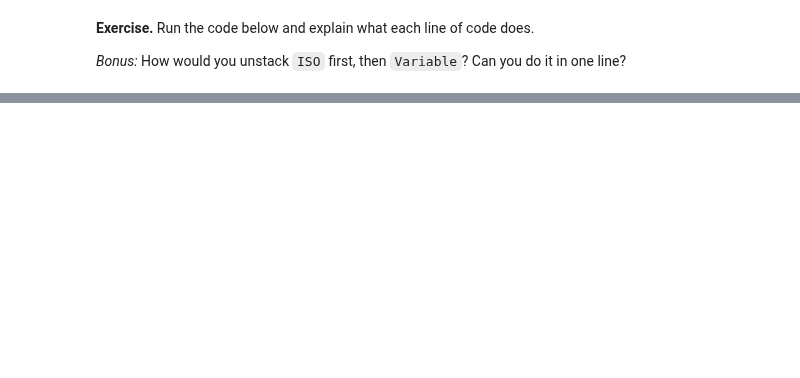
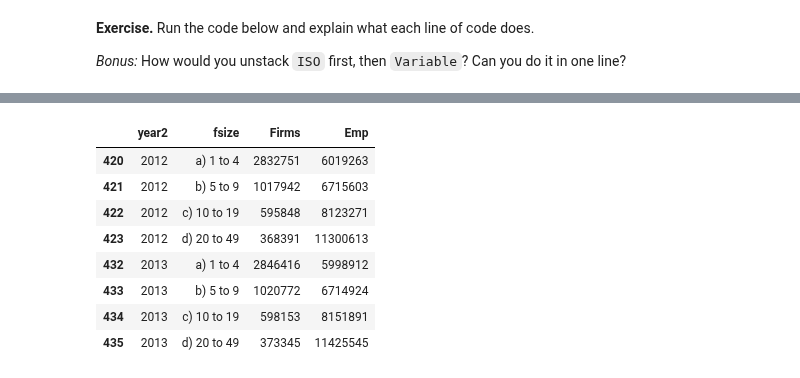
Before and after one commit to DaveBackus/Data_Bootcamp, a Jupyter notebook: Code/IPython/bootcamp_pandas-shape.ipynb, the cells around one changed output, grey strips where cells are left out. Saved outputs shown, nothing was run; the diff lists cells and outputs as text; code cells hidden in the pictures; blank space fills up the shorter version.

```diff
--- a/Code/IPython/bootcamp_pandas-shape.ipynb
+++ b/Code/IPython/bootcamp_pandas-shape.ipynb
@@ -464,0 +465,18 @@ dtype: object
+# %%
+url = 'http://www2.census.gov/ces/bds/firm/bds_f_sz_release.csv'
+raw = pd.read_csv(url)
+raw.head()
+
+sizes = ['a) 1 to 4', 'b) 5 to 9', 'c) 10 to 19', 'd) 20 to 49']
+bds = raw[(raw['year2']>=2012) & raw['fsize'].isin(sizes)][['year2', 'fsize', 'Firms', 'Emp']]
+bds
+# %% [output]
+|  | year2 | fsize | Firms | Emp |
+| 420 | 2012 | a) 1 to 4 | 2832751 | 6019263 |
+| 421 | 2012 | b) 5 to 9 | 1017942 | 6715603 |
+| 422 | 2012 | c) 10 to 19 | 595848 | 8123271 |
+| 423 | 2012 | d) 20 to 49 | 368391 | 11300613 |
+| 432 | 2013 | a) 1 to 4 | 2846416 | 5998912 |
+| 433 | 2013 | b) 5 to 9 | 1020772 | 6714924 |
+| 434 | 2013 | c) 10 to 19 | 598153 | 8151891 |
+| 435 | 2013 | d) 20 to 49 | 373345 | 11425545 |
```
Also changed, not shown: parts of 62 cells of this notebook.
